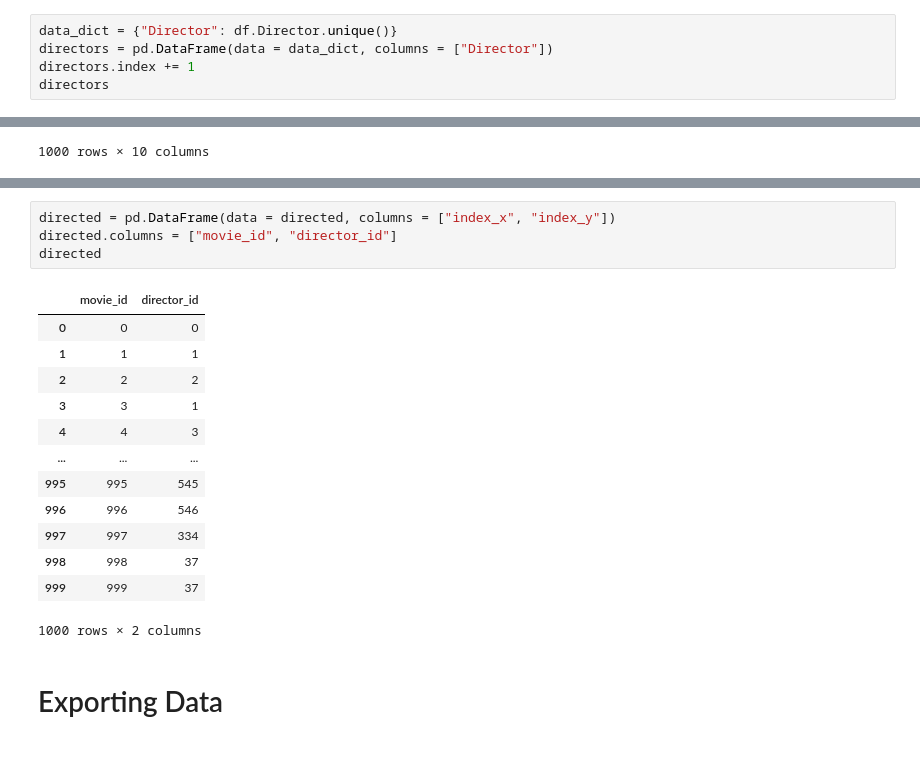
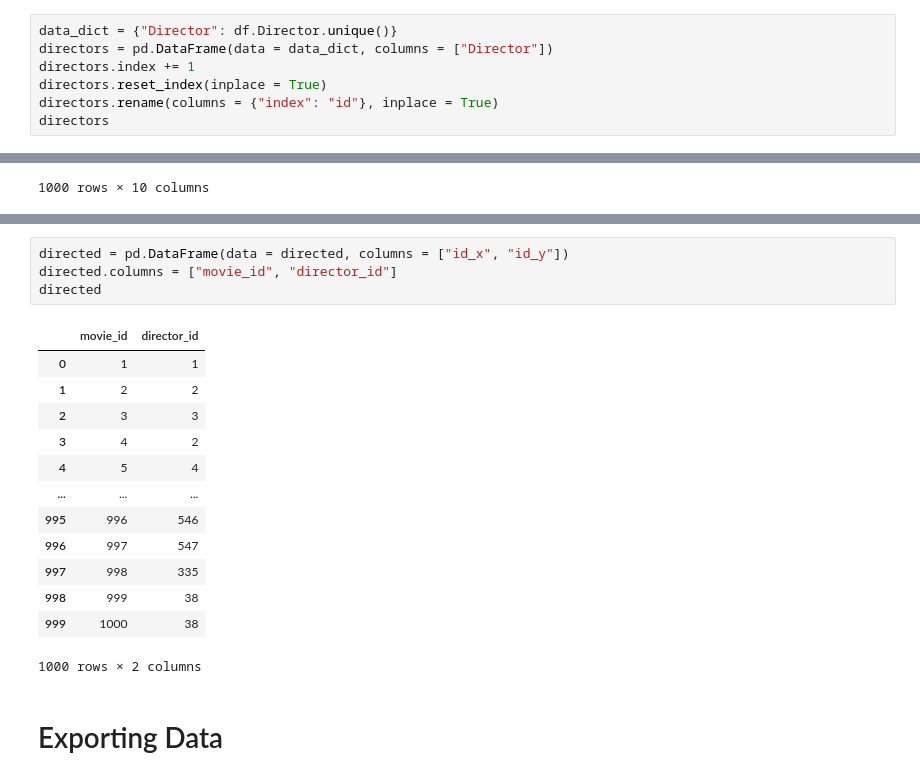
Before and after one commit to Costa-LG/Movies-Data-Analysis, a Jupyter notebook: Cleaning_Data.ipynb, the cells around one changed output, grey strips where cells are left out. Saved outputs shown, nothing was run; the diff lists cells and outputs as text.

```diff
--- a/Cleaning_Data.ipynb
+++ b/Cleaning_Data.ipynb
@@ -168,5 +168,7 @@ Name: Director, dtype: object
 data_dict = {"Director": df.Director.unique()}
 directors = pd.DataFrame(data = data_dict, columns = ["Director"])
 directors.index += 1
+directors.reset_index(inplace = True)
+directors.rename(columns = {"index": "id"}, inplace = True)
 directors
 # %% [output]
@@ -278,20 +283,20 @@ directed.head()
 # %%
-directed = pd.DataFrame(data = directed, columns = ["index_x", "index_y"])
+directed = pd.DataFrame(data = directed, columns = ["id_x", "id_y"])
 directed.columns = ["movie_id", "director_id"]
 directed
 # %% [output]
 |  | movie_id | director_id |
-| 0 | 0 | 0 |
-| 1 | 1 | 1 |
-| 2 | 2 | 2 |
-| 3 | 3 | 1 |
-| 4 | 4 | 3 |
+| 0 | 1 | 1 |
+| 1 | 2 | 2 |
+| 2 | 3 | 3 |
+| 3 | 4 | 2 |
+| 4 | 5 | 4 |
 | ... | ... | ... |
-| 995 | 995 | 545 |
-| 996 | 996 | 546 |
-| 997 | 997 | 334 |
-| 998 | 998 | 37 |
-| 999 | 999 | 37 |
+| 995 | 996 | 546 |
+| 996 | 997 | 547 |
+| 997 | 998 | 335 |
+| 998 | 999 | 38 |
+| 999 | 1000 | 38 |
 1000 rows × 2 columns
 # %% [markdown]
 # Exporting Data
```
Also changed, not shown: parts of 14 cells of this notebook.
